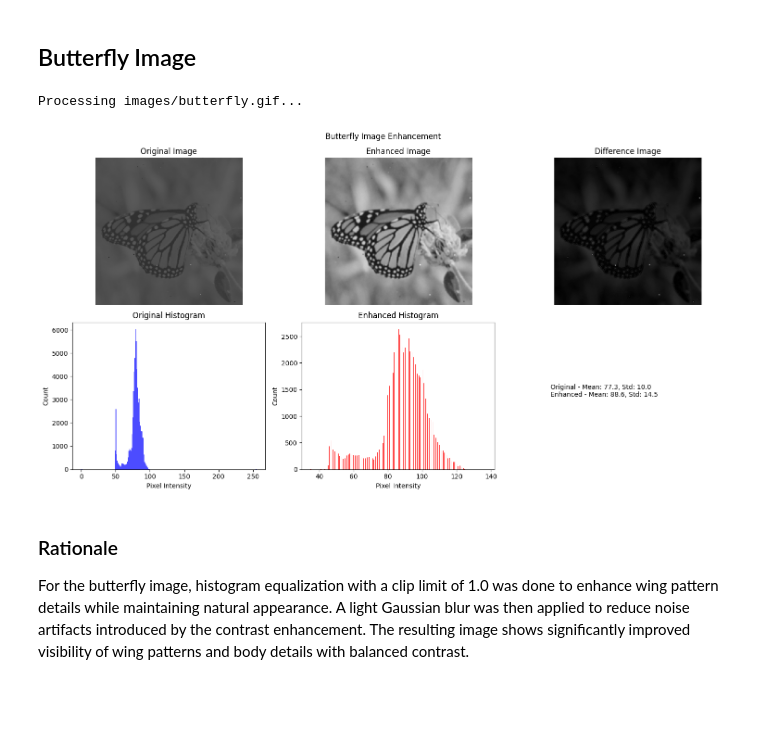
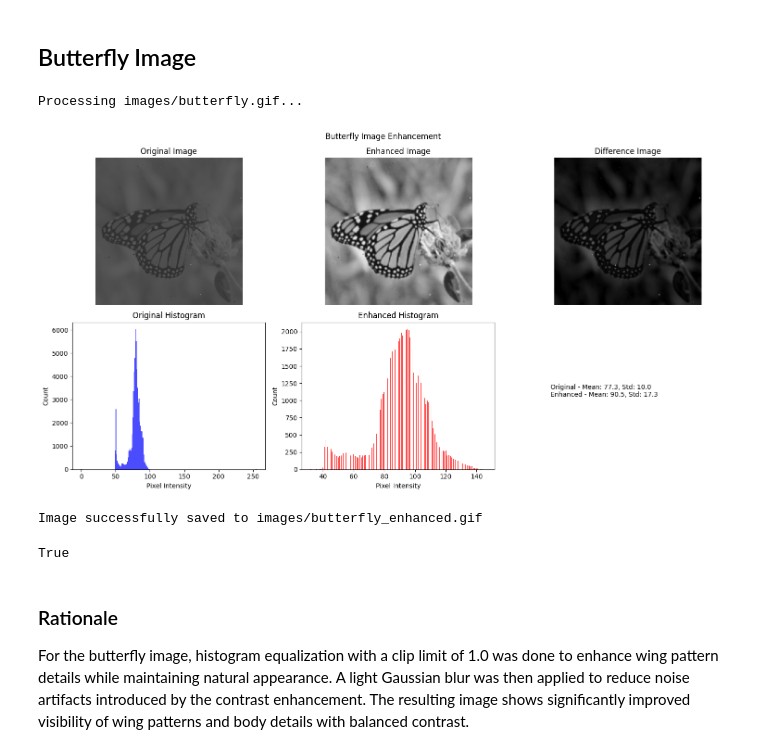
Before and after one commit to lendl-uy/cs282, a Jupyter notebook: pa1/cs282_pa_1_item_5_uy.ipynb, the cells around one changed output. Saved outputs shown, nothing was run; the diff lists cells and outputs as text; code cells hidden in the pictures; blank space fills up the shorter version.

Commit message:
PA1: Added image saving in item 5

```diff
--- a/pa1/cs282_pa_1_item_5_uy.ipynb
+++ b/pa1/cs282_pa_1_item_5_uy.ipynb
@@ -62,6 +62,30 @@ def read_image(image_path):
         # Use OpenCV for other formats
         img = cv2.imread(image_path, cv2.IMREAD_GRAYSCALE)
         return img
+# %%
+def save_image(image_array, output_path):
+    """
+    Save a numpy array as an image file
+    """
+    try:
+        # Get file extension to determine format
+        _, ext = os.path.splitext(output_path)
+        ext = ext.lower()
+
+        if ext in ['.gif', '.tif', '.tiff']:
+            # Use PIL for GIF and TIFF files
+            pil_img = Image.fromarray(image_array)
+            pil_img.save(output_path)
+        else:
+            # Use OpenCV for other formats (jpg, png, etc.)
+            cv2.imwrite(output_path, image_array)
+
+        print(f"Image successfully saved to {output_path}")
+        return True
+
+    except Exception as e:
+        print(f"Error saving image: {e}")
+        return False
 # %%
 def display_results(original, enhanced, title="Image Enhancement Results"):
     """
@@ -176,23 +210,29 @@ The cell image suffered from poor contrast that obscured cellular structures. Hi
 # %%
 # Butterfly image enhancement
 butterfly_img_dir = f"{images_directory}/butterfly.gif"
 
 print(f"\nProcessing {butterfly_img_dir}...")
 butterfly_img = read_image(butterfly_img_dir)
 
 butterfly_enhanced = cv2.equalizeHist(butterfly_img)
 
-# Apply CLAHE for more options for enhancement
-clahe = cv2.createCLAHE(clipLimit=1.0, tileGridSize=(8,8))
+# Apply CLAHE to improve image contrast as original
+# image is generally dark
+clahe = cv2.createCLAHE(clipLimit=2.0, tileGridSize=(10,10))
 butterfly_enhanced = clahe.apply(butterfly_img)
 
 # Apply light Gaussian blur to reduce any noise enhanced by equalization
 butterfly_enhanced = cv2.GaussianBlur(butterfly_enhanced, (3,3), 0)
 
 display_results(butterfly_img, butterfly_enhanced, "Butterfly Image Enhancement")
+
+# Save the enhanced image
+save_image(butterfly_enhanced, f"{images_directory}/butterfly_enhanced.gif")
 # %% [output]
 Processing images/butterfly.gif...
-[figure, old version]
+[figure, new version]
+Image successfully saved to images/butterfly_enhanced.gif
+True
 # %% [markdown]
 ### Rationale
 
```
Also changed, not shown: parts of 3 cells of this notebook, 4 other files.
